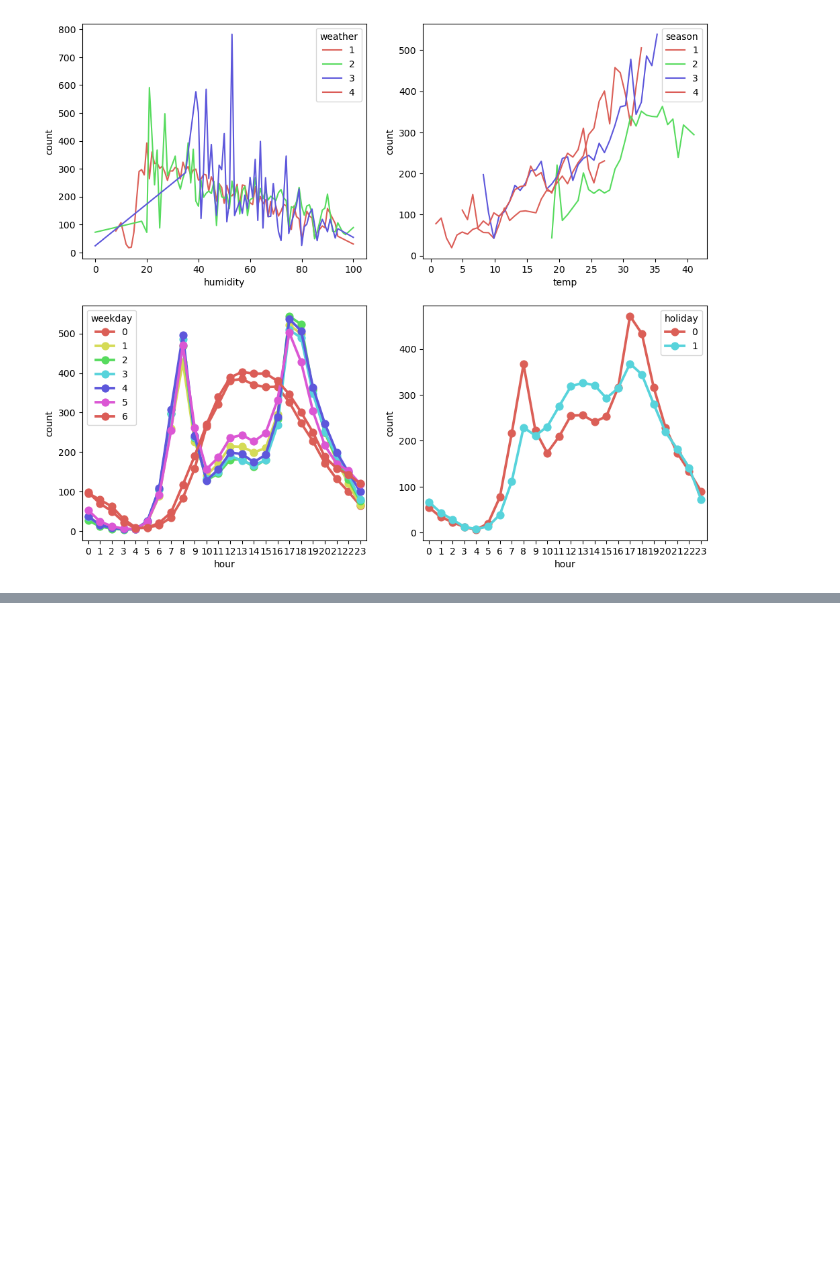
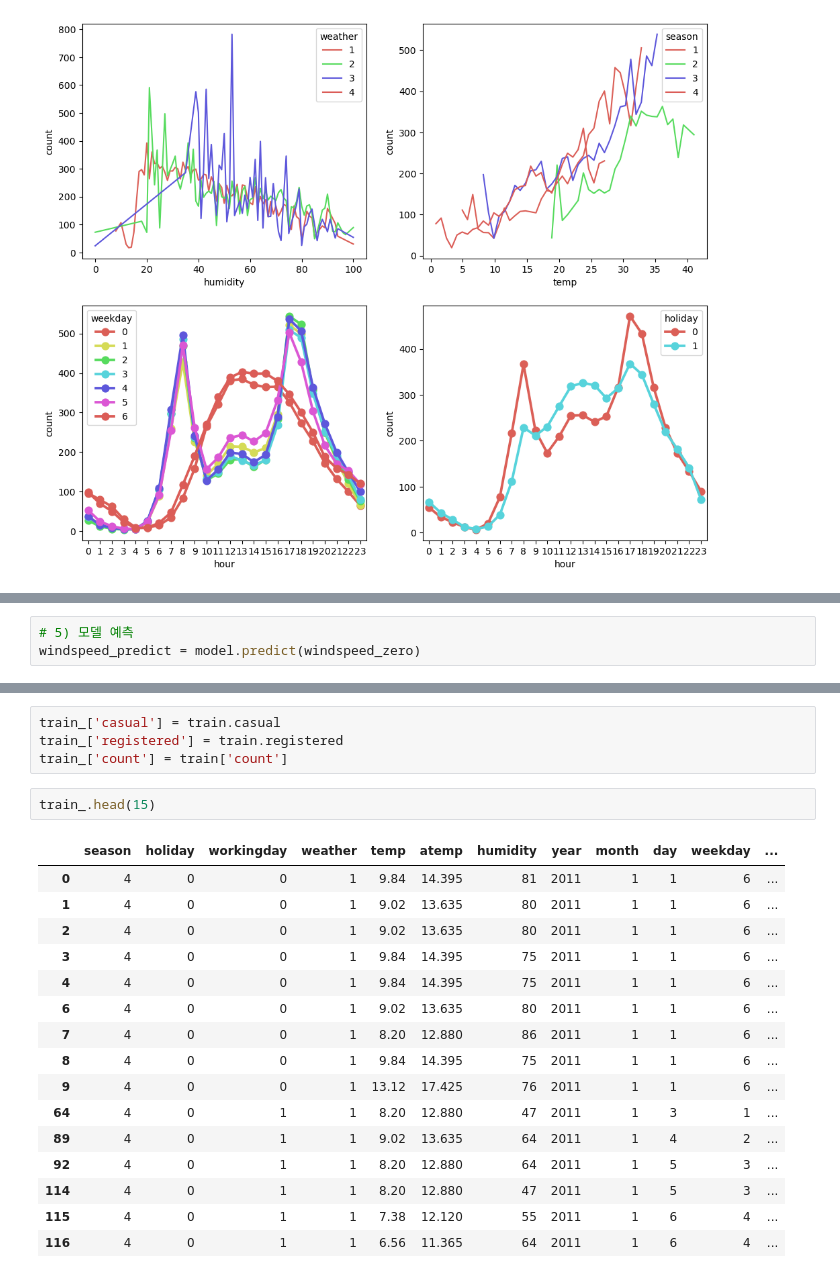
Before and after one commit to Ja-efan/DataScience, a Jupyter notebook: bike_sharing_demand.ipynb, the cells around one changed output, grey strips where cells are left out. Cells and saved outputs as stored; diff of their text form; blank space fills up the shorter version.

```diff
--- a/bike_sharing_demand.ipynb
+++ b/bike_sharing_demand.ipynb
@@ -378,0 +479,3 @@ ax2 = sns.barplot(data=train.groupby('month')['count'].mean().reset_index(),
+# %%
+# 5) 모델 예측
+windspeed_predict = model.predict(windspeed_zero)
@@ -378,0 +525,23 @@ ax2 = sns.barplot(data=train.groupby('month')['count'].mean().reset_index(),
+# %%
+train_['casual'] = train.casual
+train_['registered'] = train.registered
+train_['count'] = train['count']
+# %%
+train_.head(15)
+# %% [output]
+|  | season | holiday | workingday | weather | temp | atemp | humidity | year | month | day | weekday | ... |
+| 0 | 4 | 0 | 0 | 1 | 9.84 | 14.395 | 81 | 2011 | 1 | 1 | 6 | ... |
+| 1 | 4 | 0 | 0 | 1 | 9.02 | 13.635 | 80 | 2011 | 1 | 1 | 6 | ... |
+| 2 | 4 | 0 | 0 | 1 | 9.02 | 13.635 | 80 | 2011 | 1 | 1 | 6 | ... |
+| 3 | 4 | 0 | 0 | 1 | 9.84 | 14.395 | 75 | 2011 | 1 | 1 | 6 | ... |
+| 4 | 4 | 0 | 0 | 1 | 9.84 | 14.395 | 75 | 2011 | 1 | 1 | 6 | ... |
+| 6 | 4 | 0 | 0 | 1 | 9.02 | 13.635 | 80 | 2011 | 1 | 1 | 6 | ... |
+| 7 | 4 | 0 | 0 | 1 | 8.20 | 12.880 | 86 | 2011 | 1 | 1 | 6 | ... |
+| 8 | 4 | 0 | 0 | 1 | 9.84 | 14.395 | 75 | 2011 | 1 | 1 | 6 | ... |
+| 9 | 4 | 0 | 0 | 1 | 13.12 | 17.425 | 76 | 2011 | 1 | 1 | 6 | ... |
+| 64 | 4 | 0 | 1 | 1 | 8.20 | 12.880 | 47 | 2011 | 1 | 3 | 1 | ... |
+| 89 | 4 | 0 | 1 | 1 | 9.02 | 13.635 | 64 | 2011 | 1 | 4 | 2 | ... |
+| 92 | 4 | 0 | 1 | 1 | 8.20 | 12.880 | 64 | 2011 | 1 | 5 | 3 | ... |
+| 114 | 4 | 0 | 1 | 1 | 8.20 | 12.880 | 47 | 2011 | 1 | 5 | 3 | ... |
+| 115 | 4 | 0 | 1 | 1 | 7.38 | 12.120 | 55 | 2011 | 1 | 6 | 4 | ... |
+| 116 | 4 | 0 | 1 | 1 | 6.56 | 11.365 | 64 | 2011 | 1 | 6 | 4 | ... |
```
Also changed, not shown: parts of 19 cells of this notebook.
